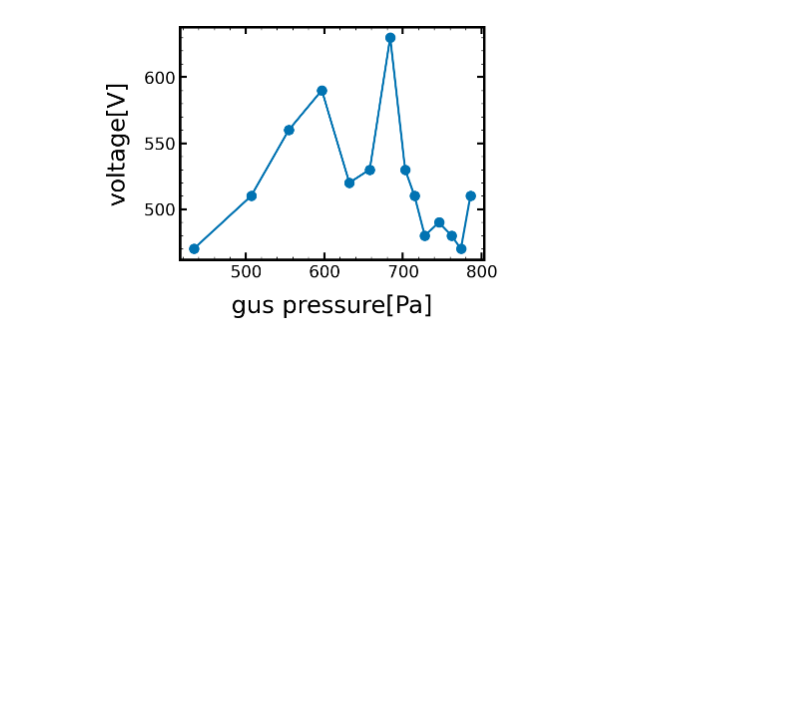
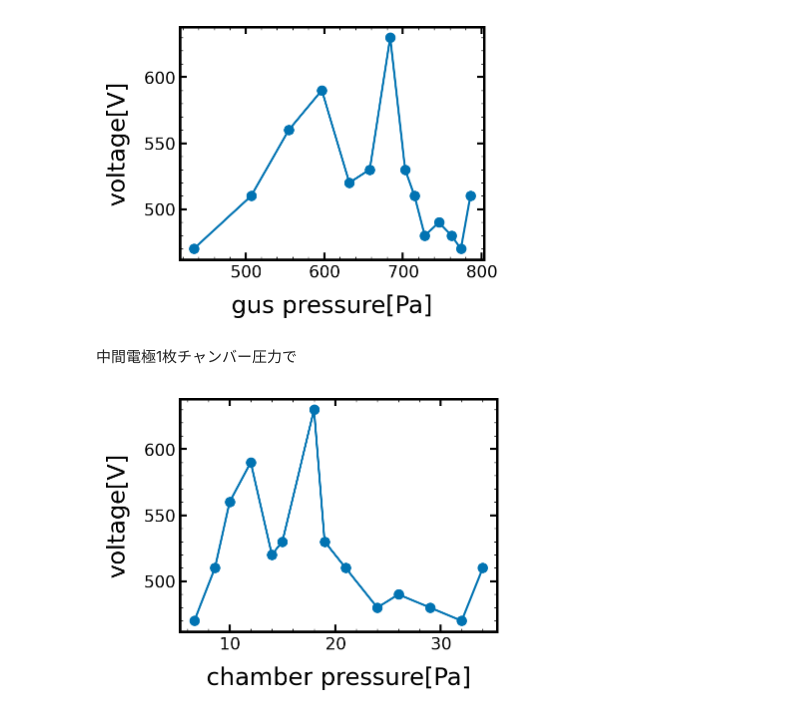
Before and after one commit to hayato-kobara/workplace, a Jupyter notebook: notebooks/20261015プラズマ源放電/20261015.ipynb, the cells around one changed output. Cells and saved outputs as stored; diff of their text form; code cells hidden in the pictures; blank space fills up the shorter version.

```diff
--- a/notebooks/20261015プラズマ源放電/20261015.ipynb
+++ b/notebooks/20261015プラズマ源放電/20261015.ipynb
@@ -48,3 +52,21 @@ fig.savefig("20261015.pdf", bbox_inches = "tight")
 plt.show()
 # %% [output]
 [figure]
+# %% [markdown]
+中間電極1枚チャンバー圧力で
+# %%
+x = (6.65, 8.6, 10, 12, 14, 15, 18, 19, 21, 24, 26, 29, 32, 34)
+
+y = (470, 510, 560, 590, 520, 530, 630, 530, 510, 480, 490, 480, 470, 510)
+
+fig, ax = plt.subplots()
+ax.plot(x, y, marker='o')
+
+# ax.set_yscale('log')
+ax.set_xlabel('chamber pressure[Pa]')
+ax.set_ylabel('voltage[V]')
+# ax.legend()
+fig.savefig("20261015_chamber.pdf", bbox_inches = "tight")
+plt.show()
+# %% [output]
+[figure, added]
```
Also changed, not shown: parts of 3 cells of this notebook, 4 other files.
